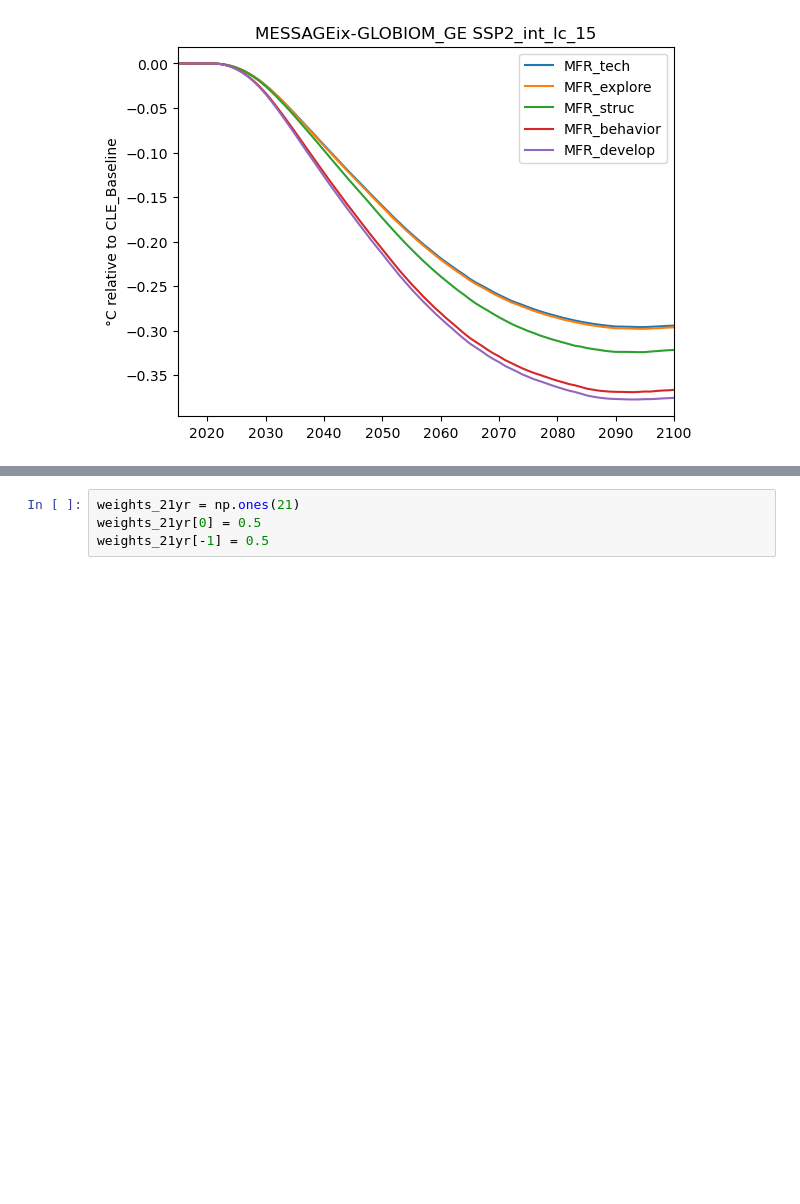
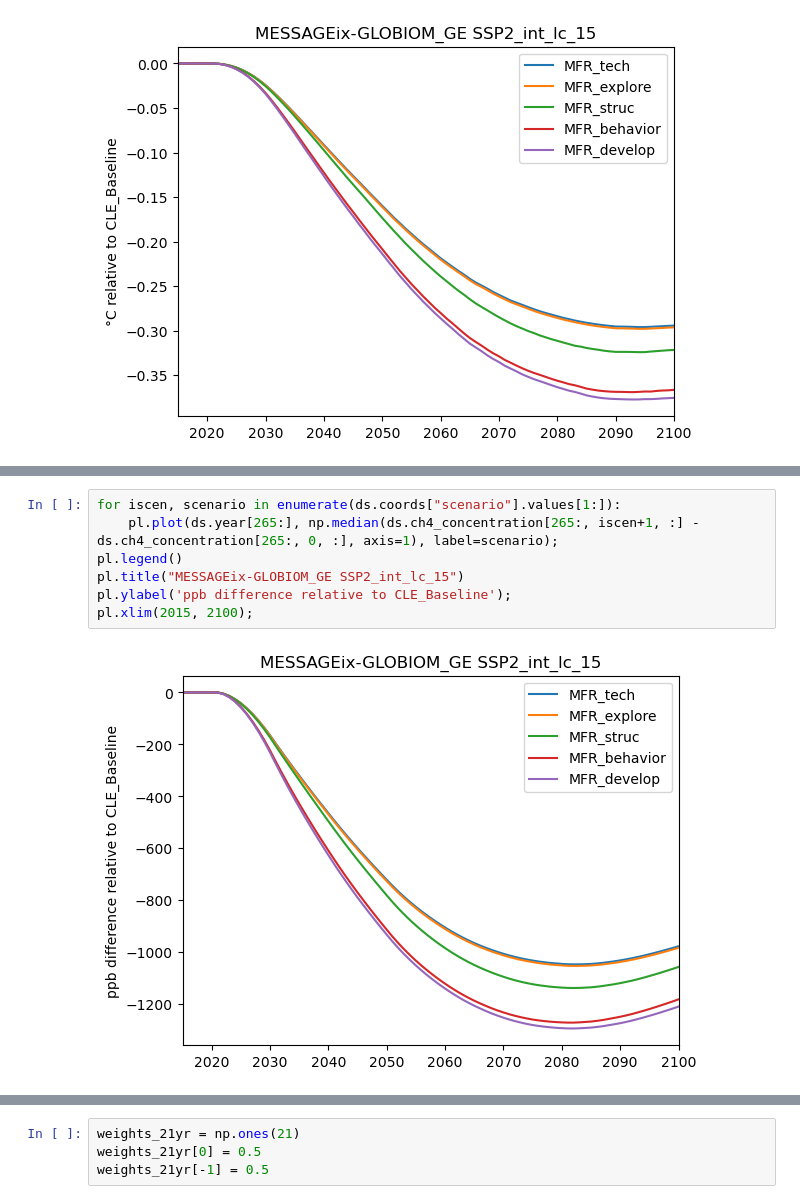
Before and after one commit to chrisroadmap/methane-mitigation, a Jupyter notebook: notebooks/sensecheck-analysis.ipynb, the cells around one changed output, grey strips where cells are left out. Saved outputs shown, nothing was run; the diff lists cells and outputs as text; blank space fills up the shorter version.

```diff
--- a/notebooks/sensecheck-analysis.ipynb
+++ b/notebooks/sensecheck-analysis.ipynb
@@ -54,0 +69,9 @@ pl.xlim(2015, 2100);
+# %%
+for iscen, scenario in enumerate(ds.coords["scenario"].values[1:]):
+    pl.plot(ds.year[265:], np.median(ds.ch4_concentration[265:, iscen+1, :] - ds.ch4_concentration[265:, 0, :], axis=1), label=scenario);
+pl.legend()
+pl.title("MESSAGEix-GLOBIOM_GE SSP2_int_lc_15")
+pl.ylabel('ppb difference relative to CLE_Baseline');
+pl.xlim(2015, 2100);
+# %% [output]
+[figure, added]
```
Also changed, not shown: parts of 5 cells of this notebook.
